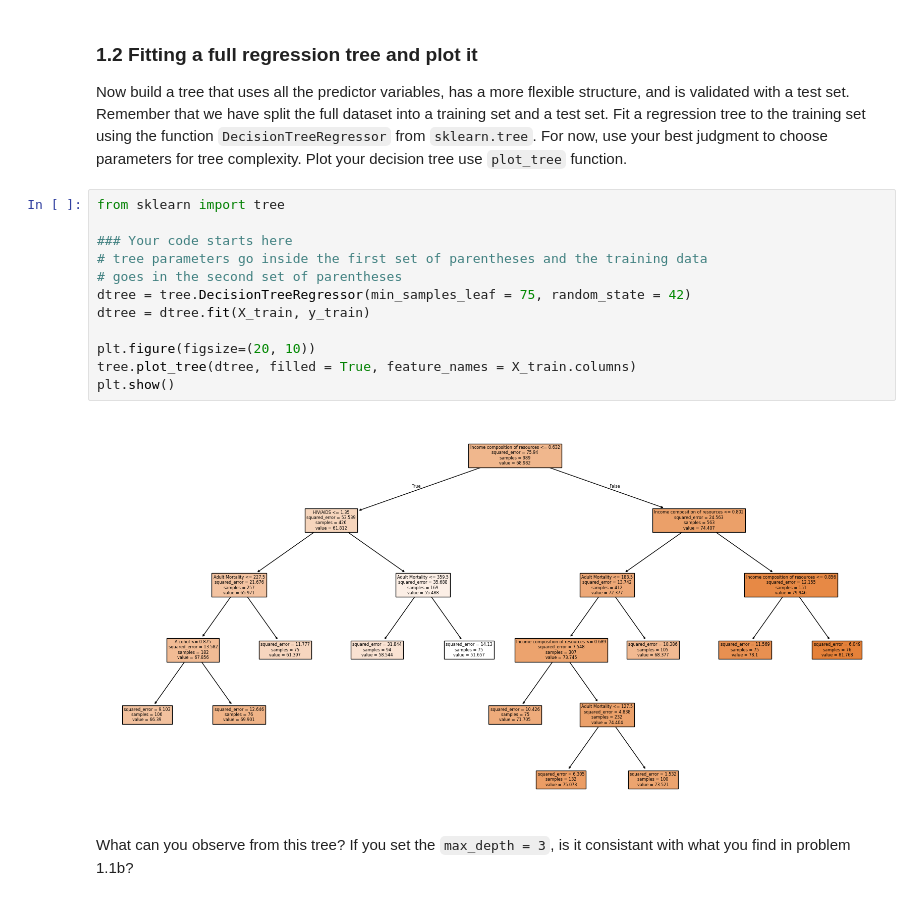
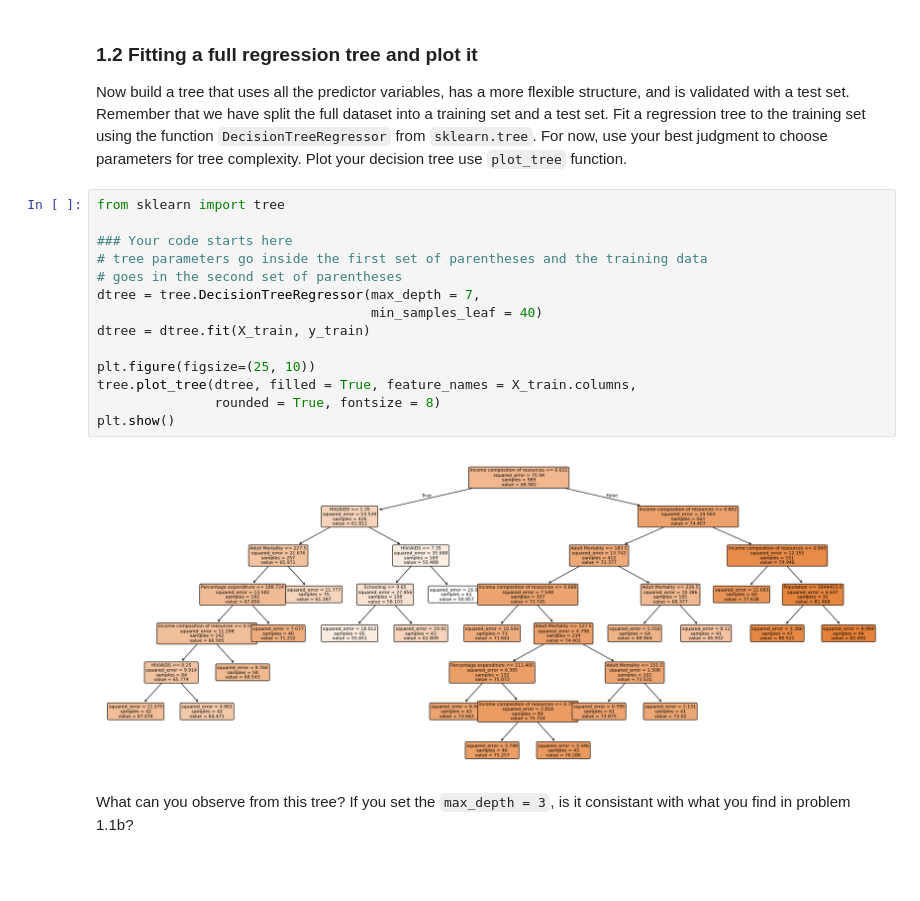
Before and after one commit to yaj0212/Introductory-Machine-Learning, a Jupyter notebook: assignments/assn3/assn3.ipynb, the cells around one changed output. Drawn from its saved outputs; the diff is of its cells as text; blank space fills up the shorter version.

```diff
--- a/assignments/assn3/assn3.ipynb
+++ b/assignments/assn3/assn3.ipynb
@@ -287,17 +287,19 @@ Now build a tree that uses all the predictor variables, has a more flexible stru
 # %%
 from sklearn import tree
 
 ### Your code starts here
 # tree parameters go inside the first set of parentheses and the training data
 # goes in the second set of parentheses
-dtree = tree.DecisionTreeRegressor(min_samples_leaf = 75, random_state = 42)
+dtree = tree.DecisionTreeRegressor(max_depth = 7,
+                                   min_samples_leaf = 40)
 dtree = dtree.fit(X_train, y_train)
 
-plt.figure(figsize=(20, 10))
-tree.plot_tree(dtree, filled = True, feature_names = X_train.columns)
+plt.figure(figsize=(25, 10))
+tree.plot_tree(dtree, filled = True, feature_names = X_train.columns,
+               rounded = True, fontsize = 8)
 plt.show()
 # %% [output]
-[figure, old version]
+[figure, new version]
 # %% [markdown]
 What can you observe from this tree? If you set the `max_depth = 3`, is it consistant with what you find in problem 1.1b?
 # %%
```
Also changed, not shown: parts of 9 cells of this notebook.
